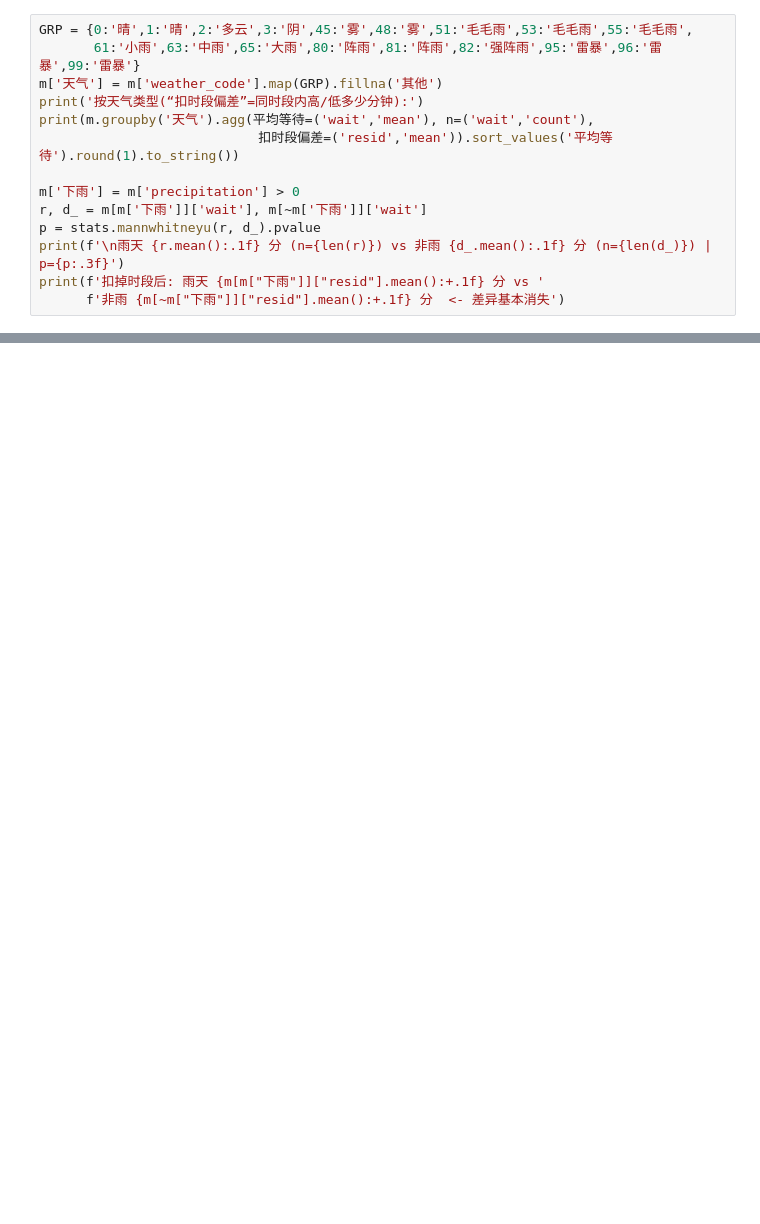
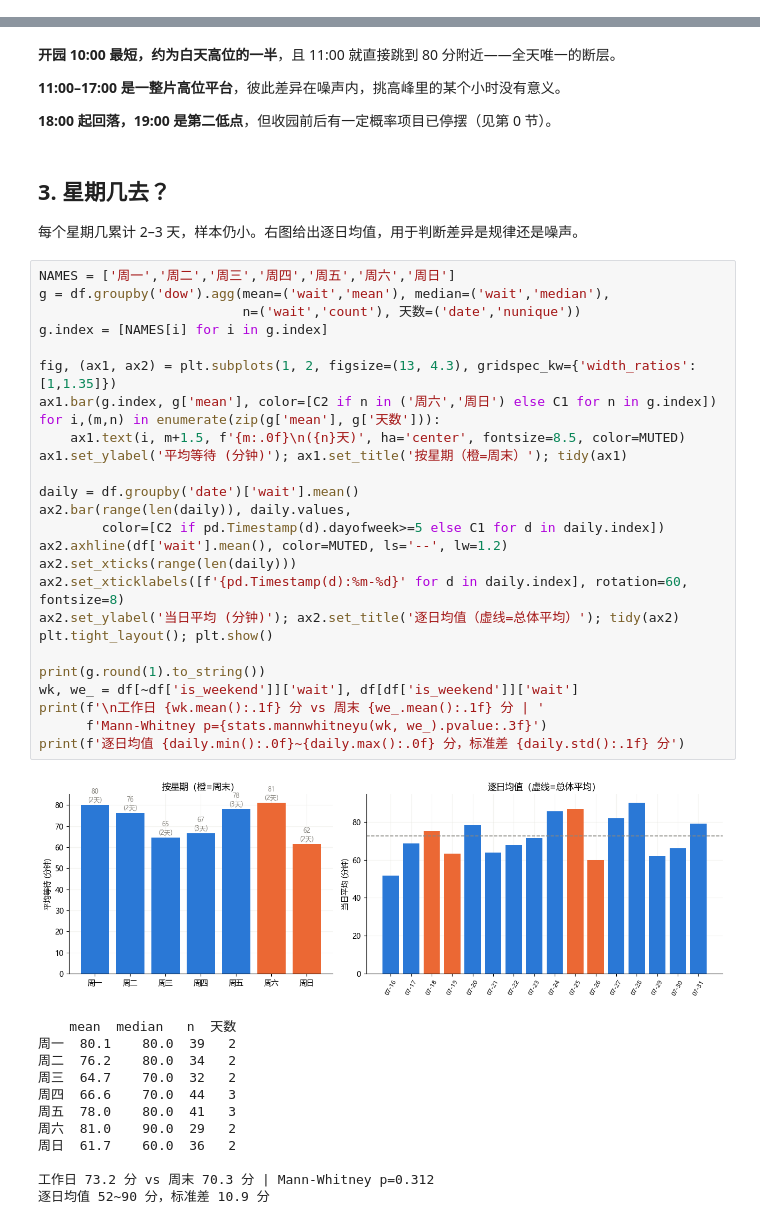
Before and after one commit to huiminli1998/uss-wait-times, a Jupyter notebook: analysis/analysis.ipynb, the cells around one changed output, grey strips where cells are left out. Cells and saved outputs as stored; diff of their text form; blank space fills up the shorter version.

```diff
--- a/analysis/analysis.ipynb
+++ b/analysis/analysis.ipynb
@@ -322,14 +0,0 @@ wind_speed_10m        0.219  0.087
-# %%
-GRP = {0:'晴',1:'晴',2:'多云',3:'阴',45:'雾',48:'雾',51:'毛毛雨',53:'毛毛雨',55:'毛毛雨',
-       61:'小雨',63:'中雨',65:'大雨',80:'阵雨',81:'阵雨',82:'强阵雨',95:'雷暴',96:'雷暴',99:'雷暴'}
-m['天气'] = m['weather_code'].map(GRP).fillna('其他')
-print('按天气类型(“扣时段偏差”=同时段内高/低多少分钟):')
-print(m.groupby('天气').agg(平均等待=('wait','mean'), n=('wait','count'),
-                            扣时段偏差=('resid','mean')).sort_values('平均等待').round(1).to_string())
-
-m['下雨'] = m['precipitation'] > 0
-r, d_ = m[m['下雨']]['wait'], m[~m['下雨']]['wait']
-p = stats.mannwhitneyu(r, d_).pvalue
-print(f'\n雨天 {r.mean():.1f} 分 (n={len(r)}) vs 非雨 {d_.mean():.1f} 分 (n={len(d_)}) | p={p:.3f}')
-print(f'扣掉时段后: 雨天 {m[m["下雨"]]["resid"].mean():+.1f} 分 vs '
-      f'非雨 {m[~m["下雨"]]["resid"].mean():+.1f} 分  <- 差异基本消失')
@@ -414,0 +130,49 @@ HUMAN 74.9 vs CYLON 70.2 分 -> 差 +4.7 分,基本等价
+# %% [markdown]
+**开园 10:00 最短，约为白天高位的一半**，且 11:00 就直接跳到 80 分附近——全天唯一的断层。
+
+**11:00–17:00 是一整片高位平台**，彼此差异在噪声内，挑高峰里的某个小时没有意义。
+
+**18:00 起回落，19:00 是第二低点**，但收园前后有一定概率项目已停摆（见第 0 节）。
+# %% [markdown]
+## 3. 星期几去？
+
+每个星期几累计 2–3 天，样本仍小。右图给出逐日均值，用于判断差异是规律还是噪声。
+# %%
+NAMES = ['周一','周二','周三','周四','周五','周六','周日']
+g = df.groupby('dow').agg(mean=('wait','mean'), median=('wait','median'),
+                          n=('wait','count'), 天数=('date','nunique'))
+g.index = [NAMES[i] for i in g.index]
+
+fig, (ax1, ax2) = plt.subplots(1, 2, figsize=(13, 4.3), gridspec_kw={'width_ratios':[1,1.35]})
+ax1.bar(g.index, g['mean'], color=[C2 if n in ('周六','周日') else C1 for n in g.index])
+for i,(m,n) in enumerate(zip(g['mean'], g['天数'])):
+    ax1.text(i, m+1.5, f'{m:.0f}\n({n}天)', ha='center', fontsize=8.5, color=MUTED)
+ax1.set_ylabel('平均等待 (分钟)'); ax1.set_title('按星期（橙=周末）'); tidy(ax1)
+
+daily = df.groupby('date')['wait'].mean()
+ax2.bar(range(len(daily)), daily.values,
+        color=[C2 if pd.Timestamp(d).dayofweek>=5 else C1 for d in daily.index])
+ax2.axhline(df['wait'].mean(), color=MUTED, ls='--', lw=1.2)
+ax2.set_xticks(range(len(daily)))
+ax2.set_xticklabels([f'{pd.Timestamp(d):%m-%d}' for d in daily.index], rotation=60, fontsize=8)
+ax2.set_ylabel('当日平均 (分钟)'); ax2.set_title('逐日均值（虚线=总体平均）'); tidy(ax2)
+plt.tight_layout(); plt.show()
+
+print(g.round(1).to_string())
+wk, we_ = df[~df['is_weekend']]['wait'], df[df['is_weekend']]['wait']
+print(f'\n工作日 {wk.mean():.1f} 分 vs 周末 {we_.mean():.1f} 分 | '
+      f'Mann-Whitney p={stats.mannwhitneyu(wk, we_).pvalue:.3f}')
+print(f'逐日均值 {daily.min():.0f}~{daily.max():.0f} 分，标准差 {daily.std():.1f} 分')
+# %% [output]
+[figure, added]
+    mean  median   n  天数
+周一  80.1    80.0  39   2
+周二  76.2    80.0  34   2
+周三  64.7    70.0  32   2
+周四  66.6    70.0  44   3
+周五  78.0    80.0  41   3
+周六  81.0    90.0  29   2
+周日  61.7    60.0  36   2
+
+工作日 73.2 分 vs 周末 70.3 分 | Mann-Whitney p=0.312
+逐日均值 52~90 分，标准差 10.9 分
```
Also changed, not shown: parts of 38 cells of this notebook.
